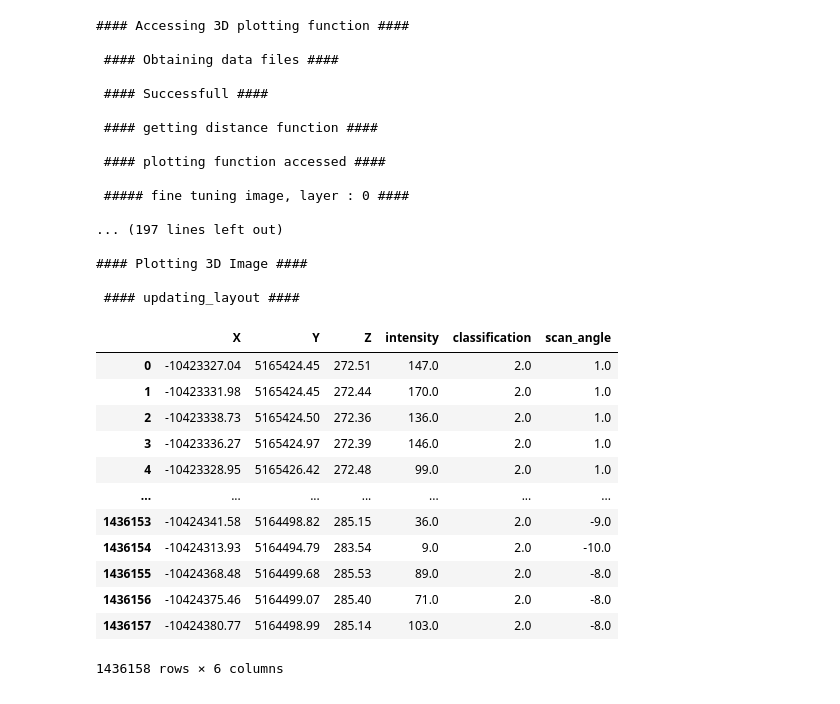
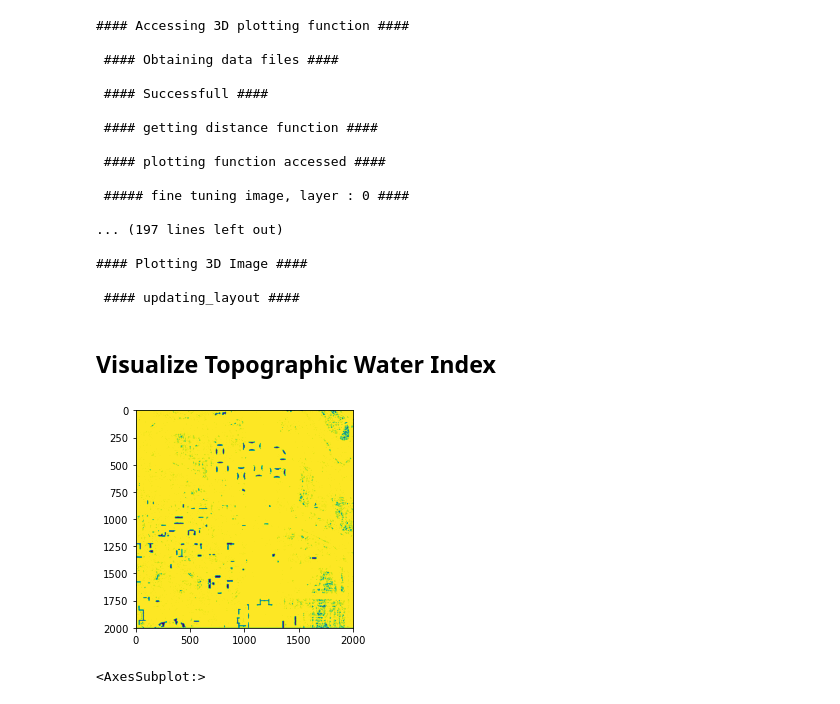
Before and after one commit to Blvisse/USG3-DataEngineering, a Jupyter notebook: notebooks/scriptdemonstration.ipynb, the cells around one changed output. Saved outputs shown, nothing was run; the diff lists cells and outputs as text; code cells hidden in the pictures.

```diff
--- a/notebooks/scriptdemonstration.ipynb
+++ b/notebooks/scriptdemonstration.ipynb
@@ -53,19 +62,10 @@ visualize.visualize_3D(las_file,'testfile', colorscale="Cividis")
 #### Plotting 3D Image ####
 
  #### updating_layout ####
-# %%
-las_file
-# %% [output]
-|  | X | Y | Z | intensity | classification | scan_angle |
-| 0 | -10423327.04 | 5165424.45 | 272.51 | 147.0 | 2.0 | 1.0 |
-| 1 | -10423331.98 | 5165424.45 | 272.44 | 170.0 | 2.0 | 1.0 |
-| 2 | -10423338.73 | 5165424.50 | 272.36 | 136.0 | 2.0 | 1.0 |
-| 3 | -10423336.27 | 5165424.97 | 272.39 | 146.0 | 2.0 | 1.0 |
-| 4 | -10423328.95 | 5165426.42 | 272.48 | 99.0 | 2.0 | 1.0 |
-| ... | ... | ... | ... | ... | ... | ... |
-| 1436153 | -10424341.58 | 5164498.82 | 285.15 | 36.0 | 2.0 | -9.0 |
-| 1436154 | -10424313.93 | 5164494.79 | 283.54 | 9.0 | 2.0 | -10.0 |
-| 1436155 | -10424368.48 | 5164499.68 | 285.53 | 89.0 | 2.0 | -8.0 |
-| 1436156 | -10424375.46 | 5164499.07 | 285.40 | 71.0 | 2.0 | -8.0 |
-| 1436157 | -10424380.77 | 5164498.99 | 285.14 | 103.0 | 2.0 | -8.0 |
-1436158 rows × 6 columns
+# %% [markdown]
+## Visualize Topographic Water Index
+# %%
+twi=rasterio.open('../tif/twi.tiff')
+# %%
+with rasterio.open('../tif/twi.tiff') as dem_src:
+    twi=dem_src.read(1)
@@ -71,0 +74,6 @@ las_file
+# %%
+from rasterio.plot import show
+show(twi,)
+# %% [output]
+[figure, added]
+<AxesSubplot:>
```
Also changed, not shown: parts of 8 cells of this notebook, 5 other files.
